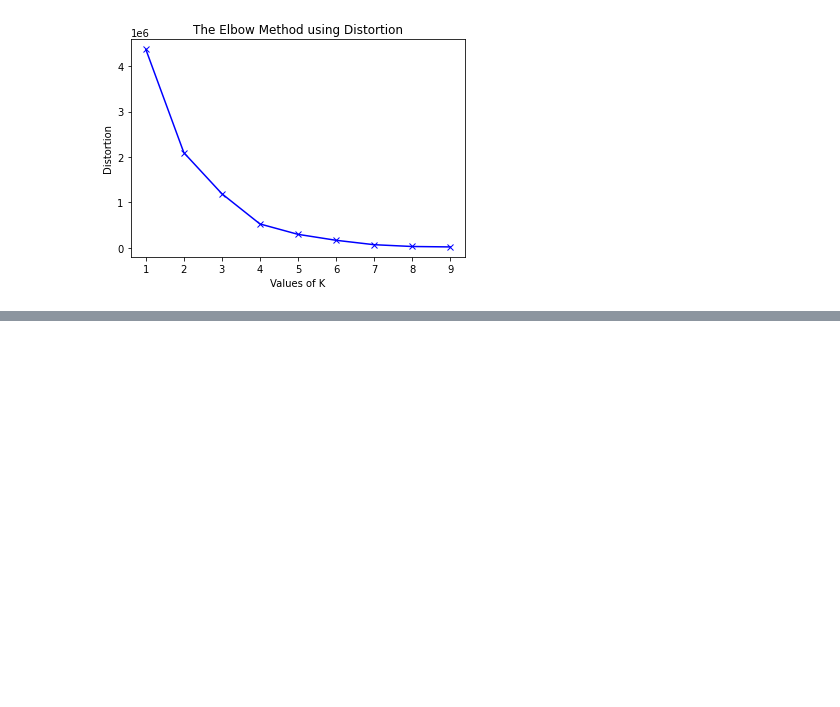
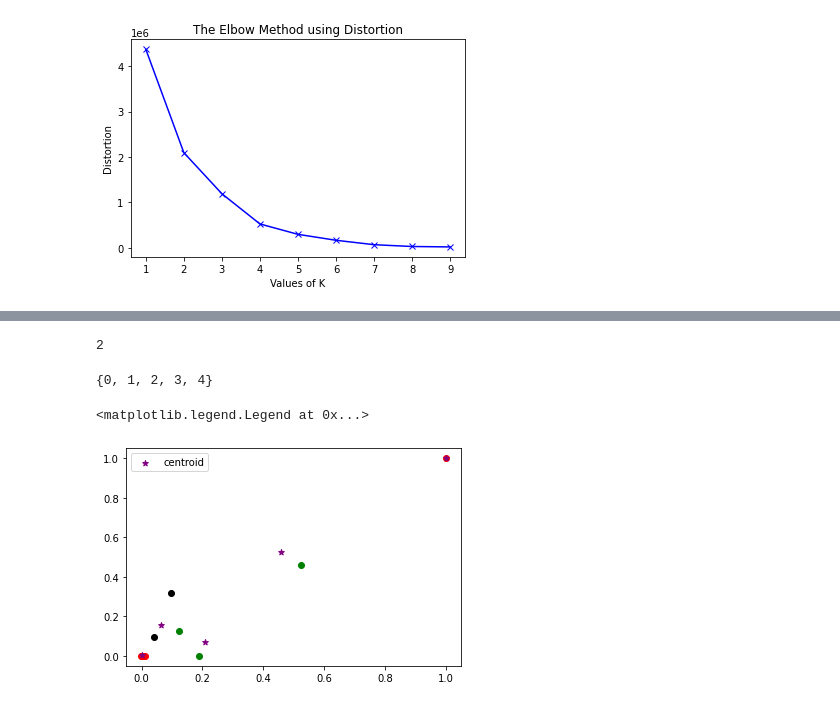
Before and after one commit to gautumsvp7/EnergyGenerationDataset, a Jupyter notebook: Electricity_gen_1949to2016.ipynb, the cells around one changed output, grey strips where cells are left out. Drawn from its saved outputs; the diff is of its cells as text; code cells hidden in the pictures; blank space fills up the shorter version.

```diff
--- a/Electricity_gen_1949to2016.ipynb
+++ b/Electricity_gen_1949to2016.ipynb
@@ -210,0 +213,3 @@ plt.show()
+# %%
+kmean = KMeans(n_clusters = 5,n_init=10,max_iter=300)
+kmean.fit(X_f)
@@ -210,0 +220,3 @@ plt.show()
+# %%
+y_predicted = kmean.fit_predict(X_f)
+y_predicted
@@ -210,0 +225,3 @@ plt.show()
+# %%
+X_f['cluster'] = y_predicted
+X_f.head()
@@ -210,0 +259,31 @@ plt.show()
+# %%
+kmean.n_iter_
+# %% [output]
+2
+# %%
+set(X_f['cluster'])
+# %% [output]
+{0, 1, 2, 3, 4}
+# %%
+X= X_f
+
+df0 = X[X.cluster==0]
+df1 = X[X.cluster==1]
+df2 = X[X.cluster==2]
+df3 = X[X.cluster==3]
+df4 = X[X.cluster==4]
+
+
+plt.scatter(df0['1990 Share of Total'],df0['1949 Share of Total'],color='green')
+plt.scatter(df1['1990 Share of Total'],df1['1949 Share of Total'],color='red')
+plt.scatter(df2['1990 Share of Total'],df2['1949 Share of Total'],color='black')
+plt.scatter(df3['1990 Share of Total'],df3['1949 Share of Total'],color='green')
+plt.scatter(df4['1990 Share of Total'],df4['1949 Share of Total'],color='red')
+
+plt.scatter(kmean.cluster_centers_[:,0],kmean.cluster_centers_[:,1],color='purple',marker='*',label='centroid')
+#plt.xlabel('Facility Name')
+#plt.ylabel('KWH Generated')
+plt.legend()
+# %% [output]
+<matplotlib.legend.Legend at 0x...>
+[figure, added]
```
Also changed, not shown: parts of 6 cells of this notebook.
